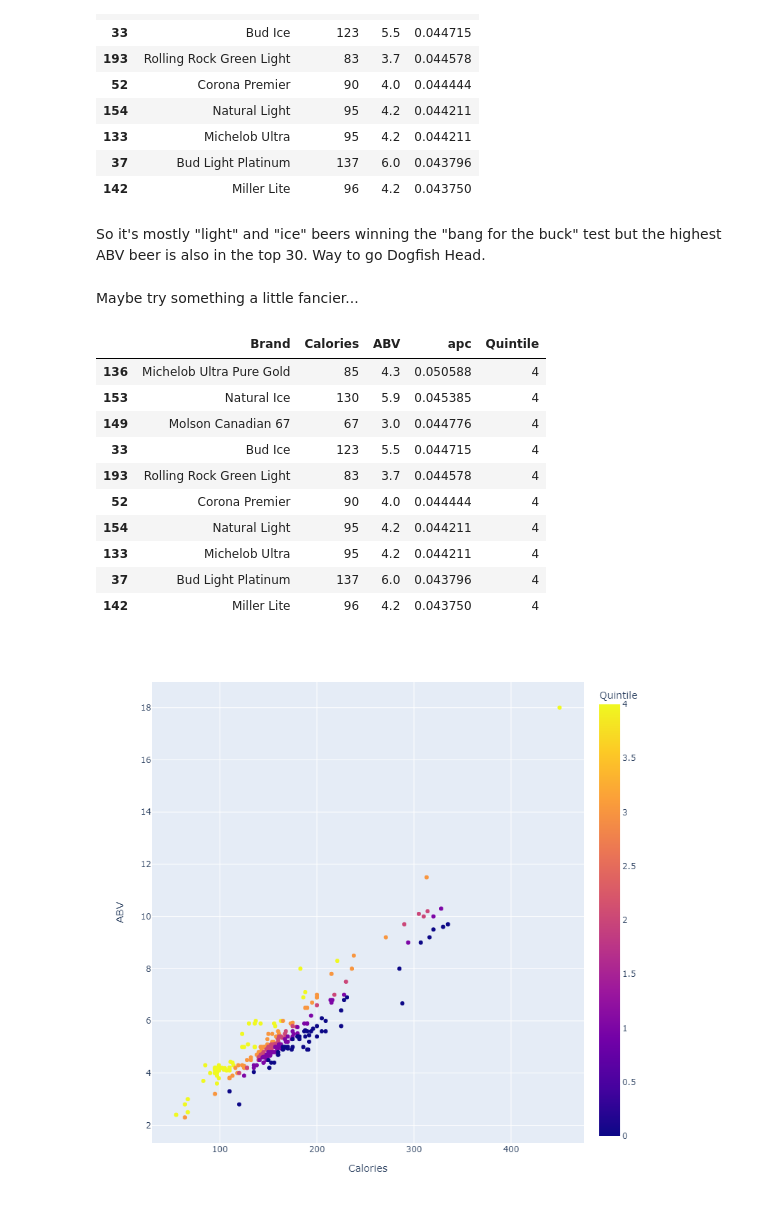
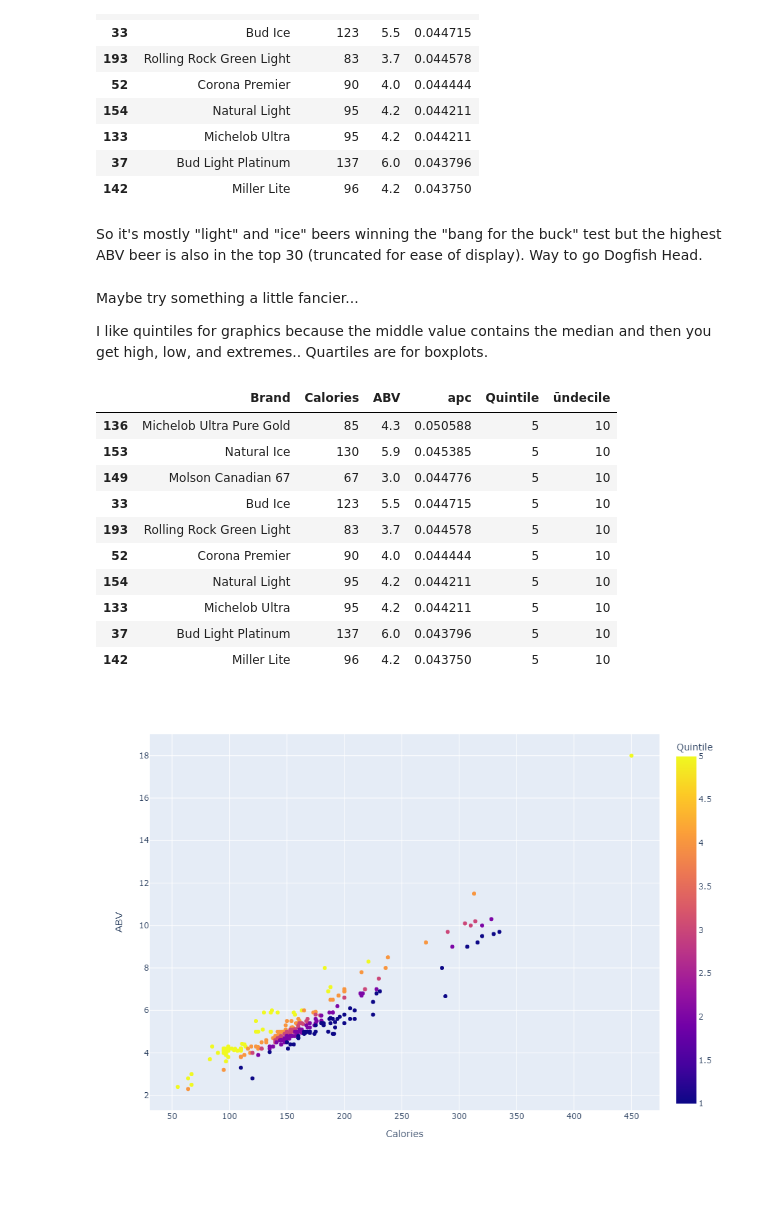
Before and after one commit to mjturtora/beer, a Jupyter notebook: Beer.ipynb, the cells around one changed output. Saved outputs shown, nothing was run; the diff lists cells and outputs as text; code cells hidden in the pictures.

Commit message:
Additions
Added some text and undecile plot

```diff
--- a/Beer.ipynb
+++ b/Beer.ipynb
@@ -62,30 +62,33 @@ df.head(10)
 | 37 | Bud Light Platinum | 137 | 6.0 | 0.043796 |
 | 142 | Miller Lite | 96 | 4.2 | 0.043750 |
 # %% [markdown]
-So it's mostly "light" and "ice" beers winning the "bang for the buck" test but the highest ABV beer is also in the top 30. Way to go Dogfish Head.
+So it's mostly "light" and "ice" beers winning the "bang for the buck" test but the highest ABV beer is also in the top 30 (truncated for ease of display). Way to go Dogfish Head.
 # %% [markdown]
 Maybe try something a little fancier...
+
+I like quintiles for graphics because the middle value contains the median and then you get high, low, and extremes.. Quartiles are for boxplots.
 # %%
 pd.qcut(df["apc"], q=5, labels=False)
 df['Quintile'] = pd.qcut(df["apc"], q=5, labels=False)
+df['Quintile'] = df['Quintile'] + 1  # add one because zero index not helpful here
 df.head(10)
 # %% [output]
-|  | Brand | Calories | ABV | apc | Quintile |
-| 136 | Michelob Ultra Pure Gold | 85 | 4.3 | 0.050588 | 4 |
-| 153 | Natural Ice | 130 | 5.9 | 0.045385 | 4 |
-| 149 | Molson Canadian 67 | 67 | 3.0 | 0.044776 | 4 |
-| 33 | Bud Ice | 123 | 5.5 | 0.044715 | 4 |
-| 193 | Rolling Rock Green Light | 83 | 3.7 | 0.044578 | 4 |
-| 52 | Corona Premier | 90 | 4.0 | 0.044444 | 4 |
-| 154 | Natural Light | 95 | 4.2 | 0.044211 | 4 |
-| 133 | Michelob Ultra | 95 | 4.2 | 0.044211 | 4 |
-| 37 | Bud Light Platinum | 137 | 6.0 | 0.043796 | 4 |
-| 142 | Miller Lite | 96 | 4.2 | 0.043750 | 4 |
+|  | Brand | Calories | ABV | apc | Quintile | ūndecile |
+| 136 | Michelob Ultra Pure Gold | 85 | 4.3 | 0.050588 | 5 | 10 |
+| 153 | Natural Ice | 130 | 5.9 | 0.045385 | 5 | 10 |
+| 149 | Molson Canadian 67 | 67 | 3.0 | 0.044776 | 5 | 10 |
+| 33 | Bud Ice | 123 | 5.5 | 0.044715 | 5 | 10 |
+| 193 | Rolling Rock Green Light | 83 | 3.7 | 0.044578 | 5 | 10 |
+| 52 | Corona Premier | 90 | 4.0 | 0.044444 | 5 | 10 |
+| 154 | Natural Light | 95 | 4.2 | 0.044211 | 5 | 10 |
+| 133 | Michelob Ultra | 95 | 4.2 | 0.044211 | 5 | 10 |
+| 37 | Bud Light Platinum | 137 | 6.0 | 0.043796 | 5 | 10 |
+| 142 | Miller Lite | 96 | 4.2 | 0.043750 | 5 | 10 |
 # %%
 # Now color data points by quintiles of ABV/Calories
 fig = px.scatter(df, x="Calories", y="ABV",  hover_data=['Brand'], color="Quintile",
-                width=800, height=800)
+                width=700, height=700)
 fig.show()
 # %% [output]
-[figure, old version]
+[figure, new version]
 # %% [markdown]
```
Also changed, not shown: parts of 5 cells of this notebook.
